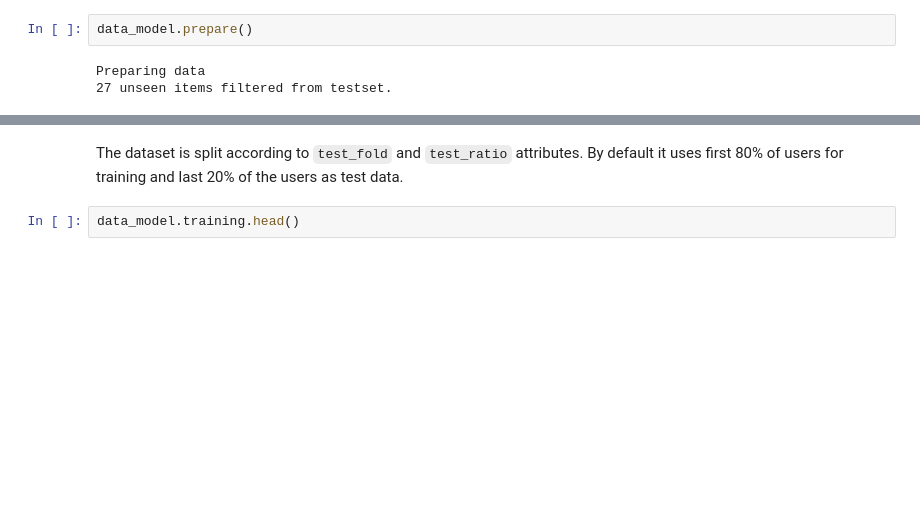
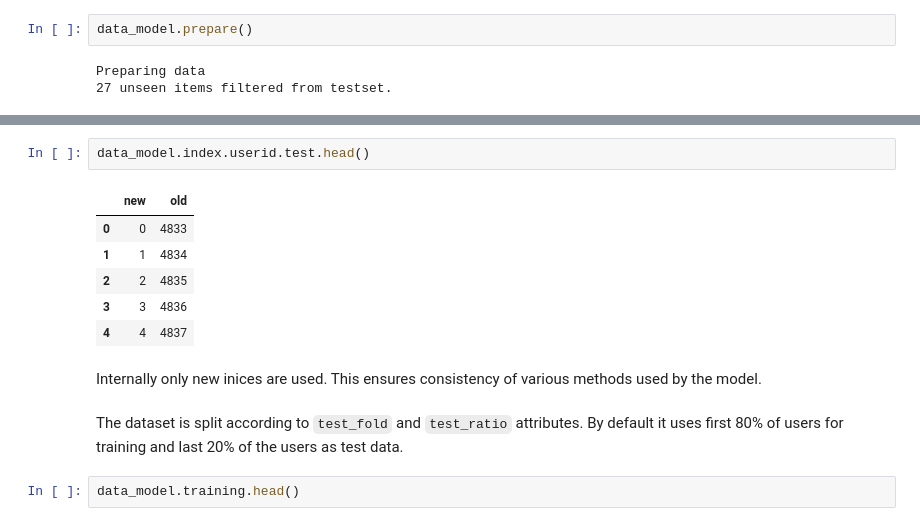
Before and after one commit to evfro/RecSys_ISP2017, a Jupyter notebook: polara_intro.ipynb, the cells around one changed output, grey strips where cells are left out. Drawn from its saved outputs; the diff is of its cells as text; blank space fills up the shorter version.

```diff
--- a/polara_intro.ipynb
+++ b/polara_intro.ipynb
@@ -82,3 +104,14 @@ Preparing data
+# %%
+data_model.index.userid.test.head()
+# %% [output]
+|  | new | old |
+| 0 | 0 | 4833 |
+| 1 | 1 | 4834 |
+| 2 | 2 | 4835 |
+| 3 | 3 | 4836 |
+| 4 | 4 | 4837 |
+# %% [markdown]
+Internally only new inices are used. This ensures consistency of various methods used by the model.
 # %% [markdown]
 The dataset is split according to `test_fold` and `test_ratio` attributes. By default it uses first 80% of users for training and last 20% of the users as test data.
 # %%
```
Also changed, not shown: parts of 5 cells of this notebook.
